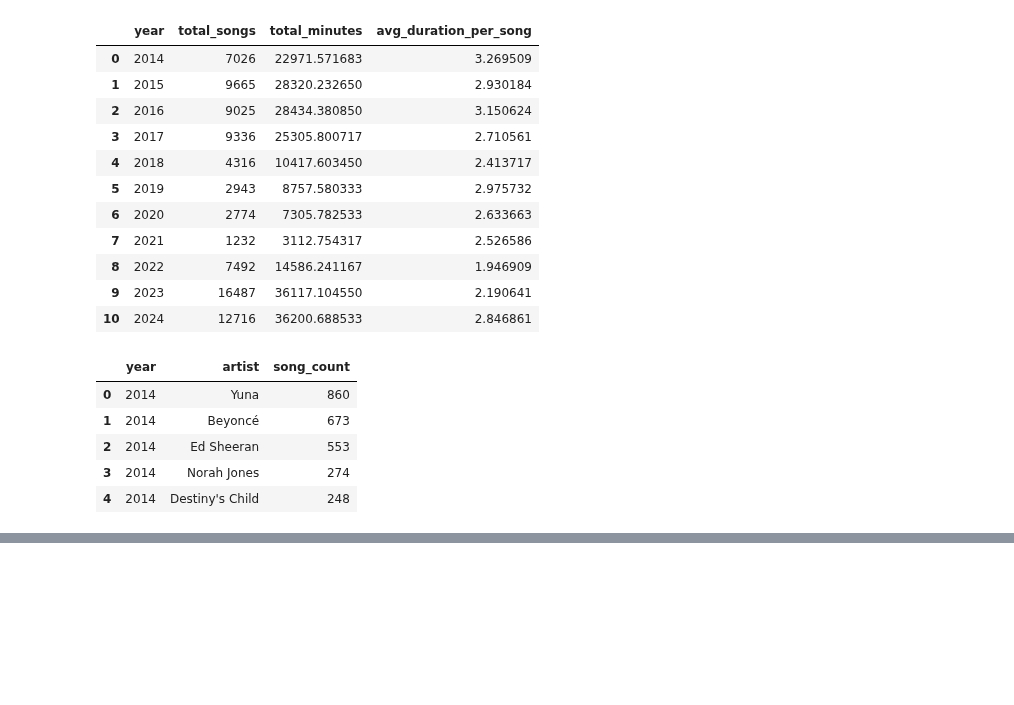
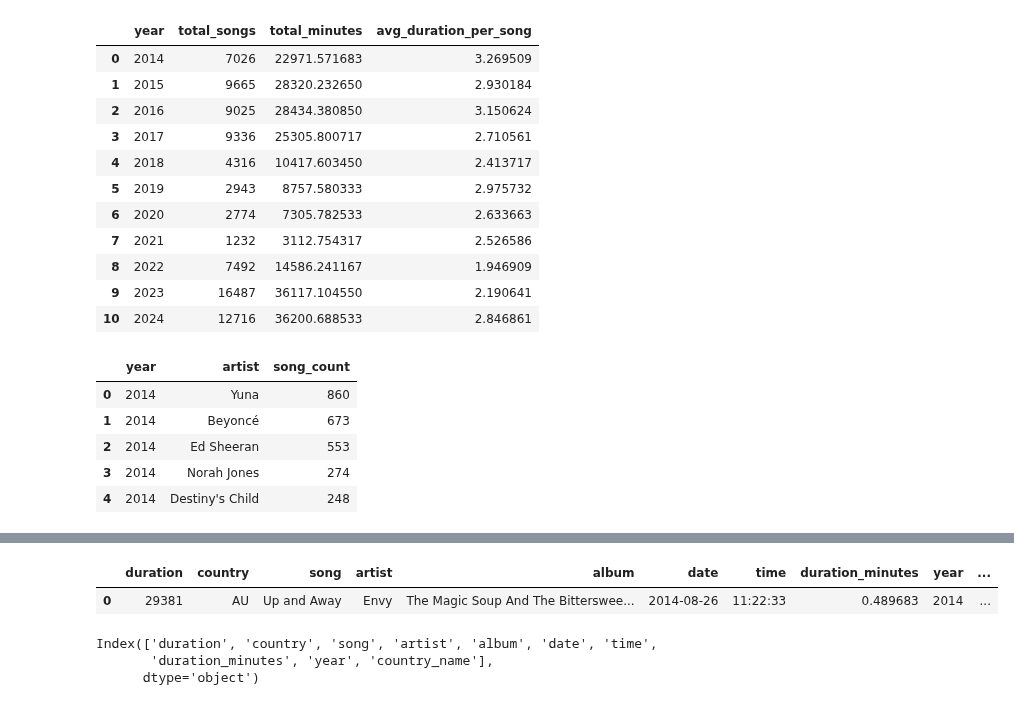
Before and after one commit to asyikin22/Python-for-Data-Analysis, a Jupyter notebook: PROJECTS/Spotify/EDA_years.ipynb, the cells around one changed output, grey strips where cells are left out. Saved outputs shown, nothing was run; the diff lists cells and outputs as text; code cells hidden in the pictures; blank space fills up the shorter version.

```diff
--- a/PROJECTS/Spotify/EDA_years.ipynb
+++ b/PROJECTS/Spotify/EDA_years.ipynb
@@ -299,0 +445,18 @@ if __name__ == '__main__':
+# %%
+df_year['country_name'] = df_year['country'].map(iso_to_country)
+
+df_year.head(1)
+# %% [output]
+|  | duration | country | song | artist | album | date | time | duration_minutes | year | ... |
+| 0 | 29381 | AU | Up and Away | Envy | The Magic Soup And The Bitterswee... | 2014-08-26 | 11:22:33 | 0.489683 | 2014 | ... |
+# %%
+
+# #save df to a csv file
+# csv_path = './Dataset/country_year_name.csv'
+# df_year.to_csv(csv_path)
+
+df_year.columns
+# %% [output]
+Index(['duration', 'country', 'song', 'artist', 'album', 'date', 'time',
+       'duration_minutes', 'year', 'country_name'],
+      dtype='object')
```
Also changed, not shown: parts of 13 cells of this notebook, 4 other files.
